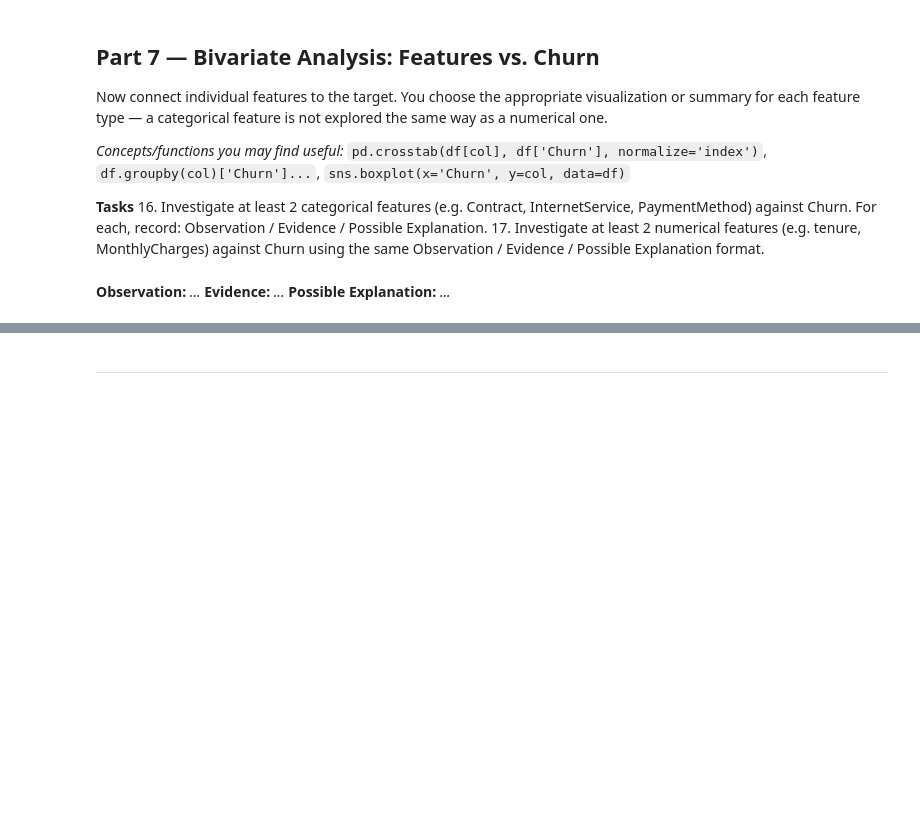
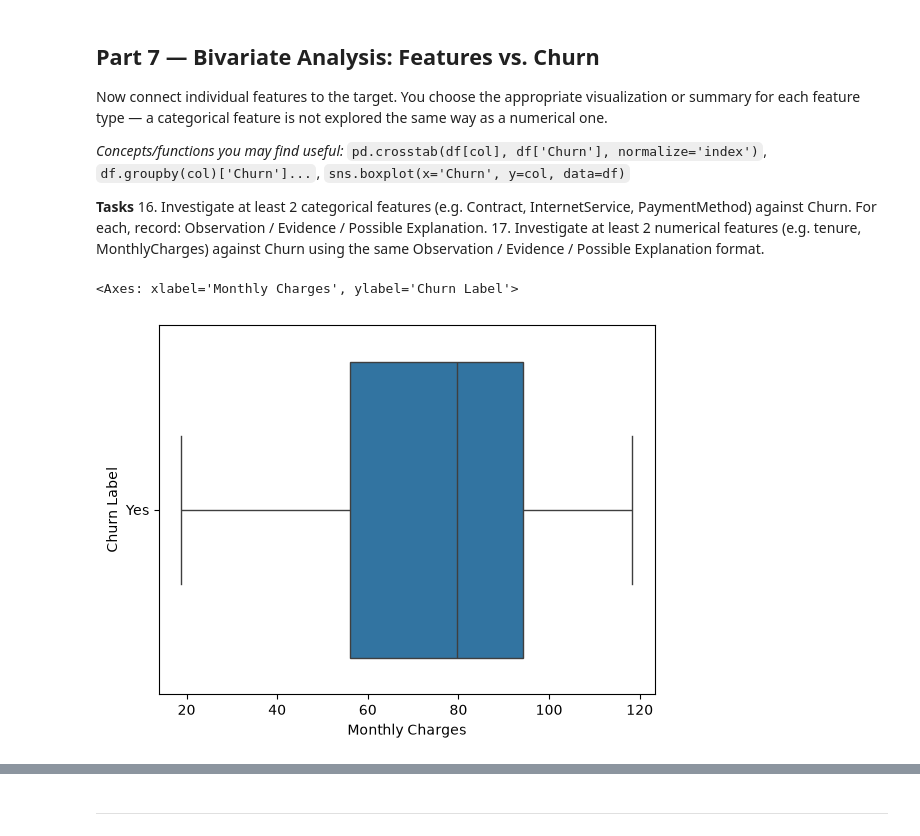
Before and after one commit to karan-kumardev/Machine-Learning-Lab2, a Jupyter notebook: Lab2_Data_Cleaning_EDA_Template.ipynb, the cells around one changed output, grey strips where cells are left out. Saved outputs shown, nothing was run; the diff lists cells and outputs as text; code cells hidden in the pictures; blank space fills up the shorter version.

```diff
--- a/Lab2_Data_Cleaning_EDA_Template.ipynb
+++ b/Lab2_Data_Cleaning_EDA_Template.ipynb
@@ -323,7 +324,8 @@ Now connect individual features to the target. You choose the appropriate visual
 17. Investigate at least 2 numerical features (e.g. tenure, MonthlyCharges) against Churn using the same Observation / Evidence / Possible Explanation format.
 # %%
 # Task 16 — categorical feature 1 vs Churn
+
+sns.boxplot(x=df['Monthly Charges'],y=df['Churn Label'])
+# %% [output]
+<Axes: xlabel='Monthly Charges', ylabel='Churn Label'>
+[figure, added]
-# %% [markdown]
-**Observation:** _..._
-**Evidence:** _..._
-**Possible Explanation:** _..._
```
Also changed, not shown: parts of 12 cells of this notebook.
